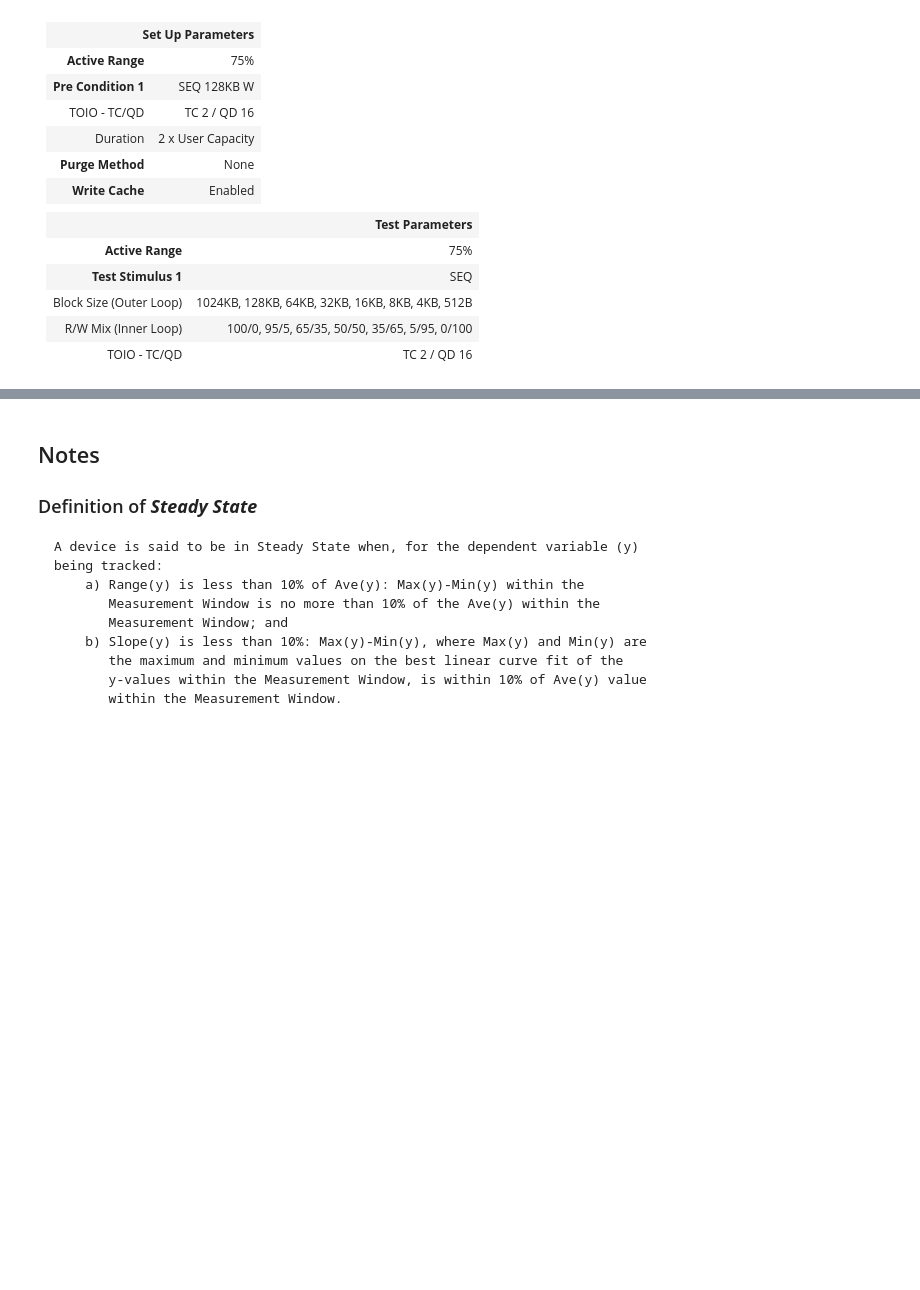
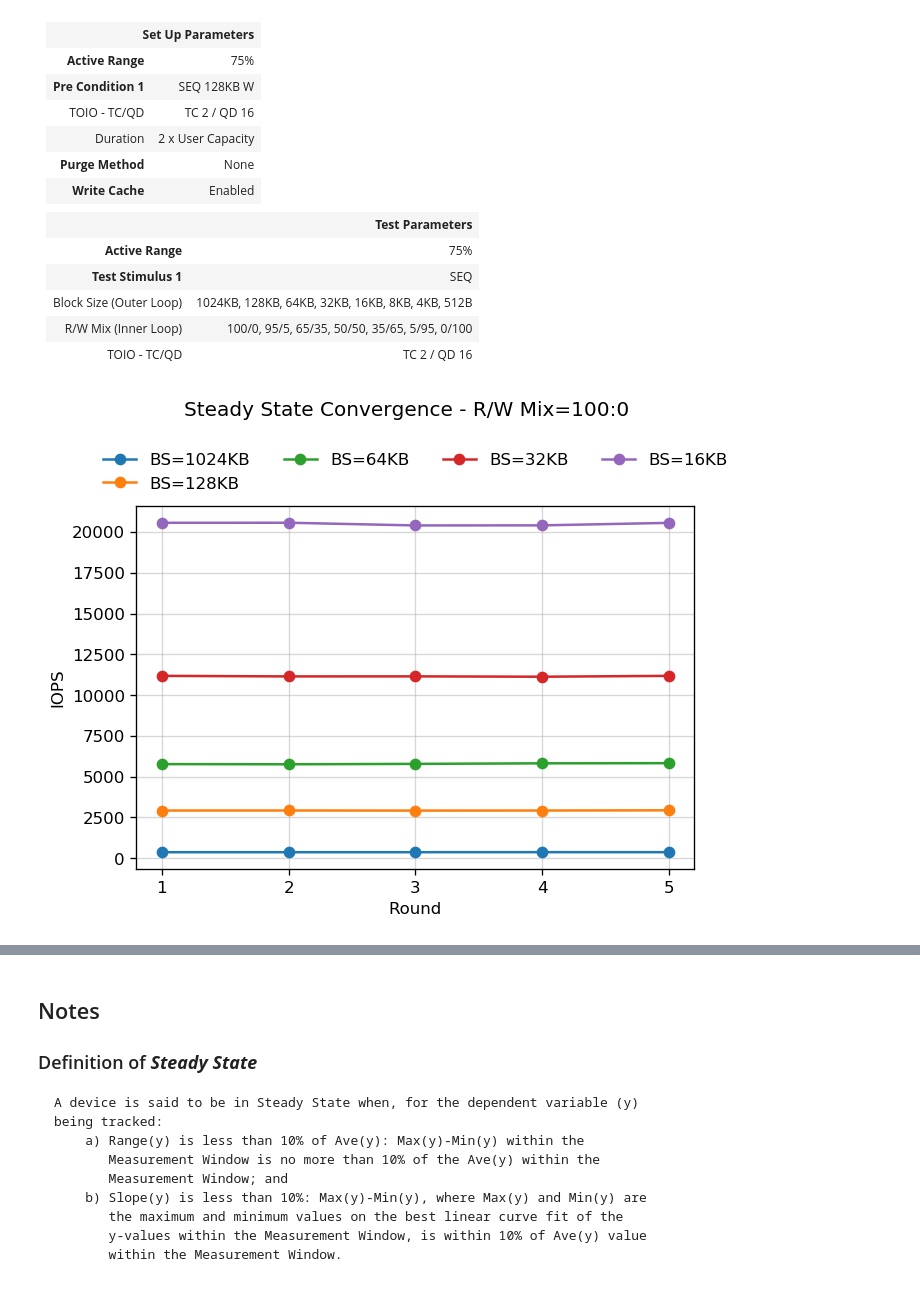
Before and after one commit to ljishen/SSSPT, a Jupyter notebook: analysis/notebooks/iops_test.ipynb, the cells around one changed output, grey strips where cells are left out. Cells and saved outputs as stored; diff of their text form; code cells hidden in the pictures; blank space fills up the shorter version.

Commit message:
Add Steady State Convergence Plots for IOPS

```diff
--- a/analysis/notebooks/iops_test.ipynb
+++ b/analysis/notebooks/iops_test.ipynb
@@ -67,0 +62,83 @@ import numpy as np
+# %%
+from common import util
+from IPython.display import display, Markdown, HTML
+
+import matplotlib.pyplot as plt
+import numpy as np
+
+
+# BLOCK_SIZES = ['1024KB', '128KB', '64KB', '32KB', '16KB', '8KB', '4KB', '512B']
+BLOCK_SIZES = ['1024KB', '128KB', '64KB', '32KB', '16KB']
+RWMIXREADS = [100, 95, 65, 50, 35, 5, 0]
+
+
+def __get_avg_iops(profiles_dirname, bs, rwmixread):
+    """Get all average IOPS in profiles matching the block size and rwmixread.
+
+    Args:
+        profiles_dirname (str): The name of the profile folder.
+        bs (str): The block size.
+        rwmixread (int): The percentage of read in read/write mix I/O.
+
+    """
+    rounds = []
+    values = []
+
+    round_profile_pairs = util.get_profiles(profiles_dirname, bs, rwmixread)
+    for rp in round_profile_pairs:
+        rounds.append(rp[0])
+        profile = rp[1]
+
+        runtime = util.get_num_in(profile, ['read', 'runtime'])
+        if runtime == 0:
+            runtime = util.get_num_in(profile, ['write', 'runtime'])
+        runtime_in_seconds = runtime / 1000
+
+        total_iops = util.get_num_in(profile, ['read', 'total_ios']) + \
+                        util.get_num_in(profile, ['write', 'total_ios'])
+
+        values.append(total_iops / runtime_in_seconds)
+
+    return rounds, values
+
+
+def plot_ss_convergence(profiles_dirname):
+    for rwmixread in RWMIXREADS:
+        fig, ax = plt.subplots()
+
+        # Change the size of figure
+        # See https://stackoverflow.com/a/4306340
+        fig.set_dpi(util.FIG_DPI)
+
+        max_round = 1
+        bars = []
+        for bs in BLOCK_SIZES:
+            rounds, values = __get_avg_iops(profiles_dirname, bs, rwmixread)
+            bars.append(ax.errorbar(rounds, values, fmt='-o'))
+
+            max_round = max(rounds[-1], max_round)
+
+        ax.set_xticks(range(1, max_round + 1))
+        ax.grid(which='major', alpha=0.5)
+        ax.set_ylabel('IOPS')
+        ax.set_xlabel('Round')
+
+        plt.legend(
+                bars,
+                ['BS=' + bs for bs in BLOCK_SIZES],
+                loc=8,
+                bbox_to_anchor=(0.5, 1),
+                frameon=False,
+                ncol=4)
+        plt.suptitle(
+            'Steady State Convergence - R/W Mix=' + \
+            str(rwmixread) + ':' + str(100 - rwmixread),
+            y=1.1)
+        plt.show()
+
+
+profiles_dirname = '192.168.140.138/output_iops'
+
+plot_ss_convergence(profiles_dirname)
+# %% [output]
+[figure, added]
```
Also changed, not shown: parts of 2 cells of this notebook, 2 other files.
